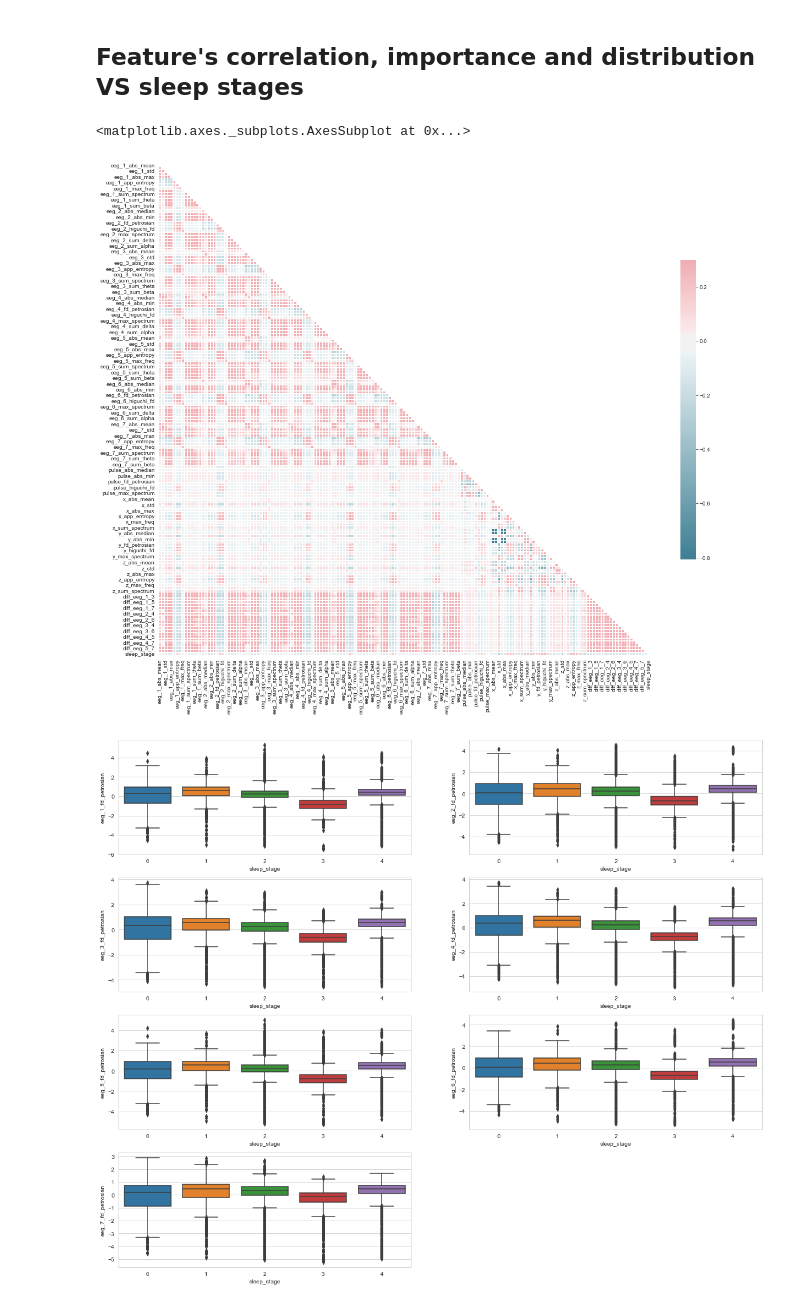
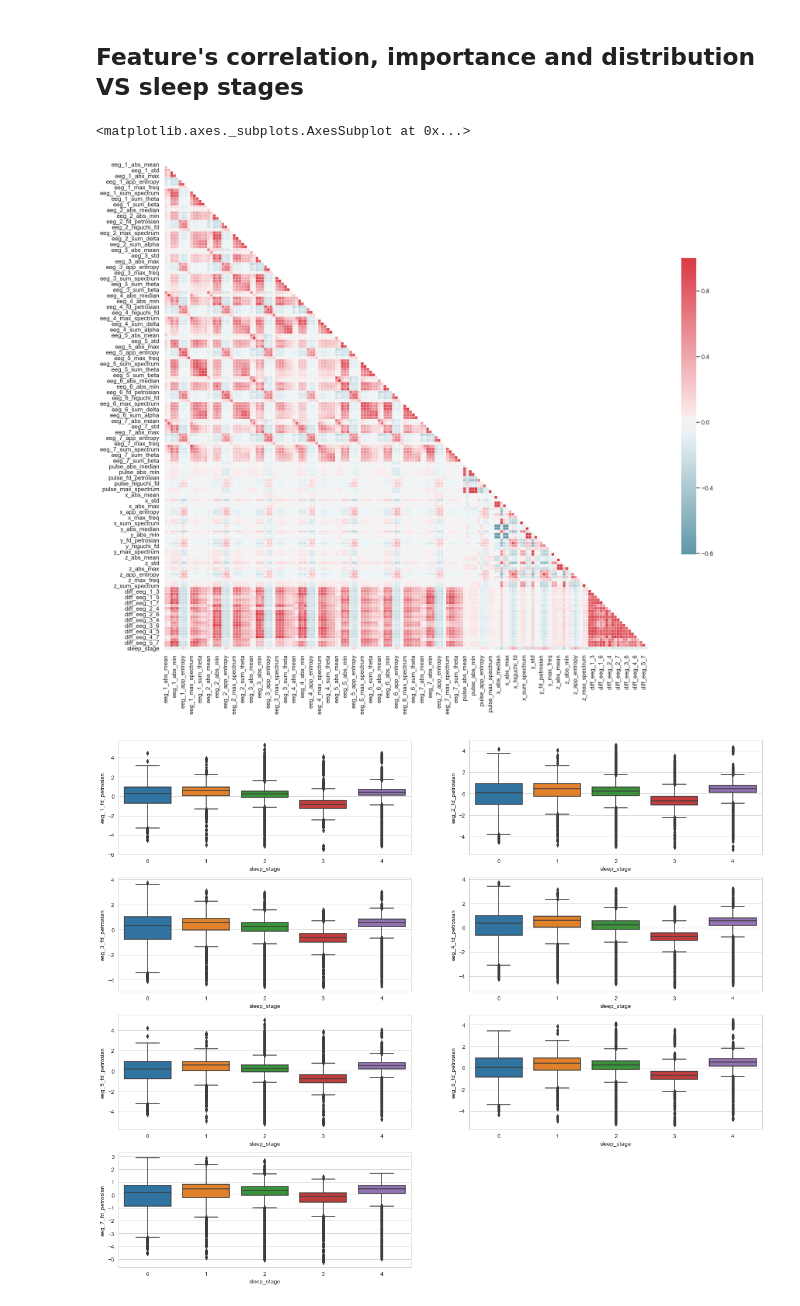
Before and after one commit to BaptisteGrs/dreem_headband_challenge, a Jupyter notebook: Training.ipynb, the cells around one changed output. Drawn from its saved outputs; the diff is of its cells as text; code cells hidden in the pictures.

```diff
--- a/Training.ipynb
+++ b/Training.ipynb
@@ -98,18 +98,18 @@ corr = x_train_clean_.corr()
 # %%
 mask = np.zeros_like(corr, dtype=np.bool)
 mask[np.triu_indices_from(mask)] = True
 # Set up the matplotlib figure
 f, ax = plt.subplots(figsize=(20, 20))
 
 # Generate a custom diverging colormap
 cmap = sns.diverging_palette(220, 10, as_cmap=True)
 
 # Draw the heatmap with the mask and correct aspect ratio
-sns.heatmap(corr, mask=mask, cmap=cmap, vmax=.3, center=0,
-            square=True, linewidths=.5, cbar_kws={"shrink": .5})
+sns.heatmap(corr, mask=mask, cmap=cmap, center=0,
+            square=True, robust=False, linewidths=.01, cbar_kws={"shrink": .5}, annot_kws={"font_size": 0.001})
 # %% [output]
 <matplotlib.axes._subplots.AxesSubplot at 0x...>
-[figure, old version]
+[figure, new version]
 # %%
 fig = plt.figure(figsize=(20, 30))
 for i in range(1,8):
```
Also changed, not shown: parts of 14 cells of this notebook, 1 other file.
